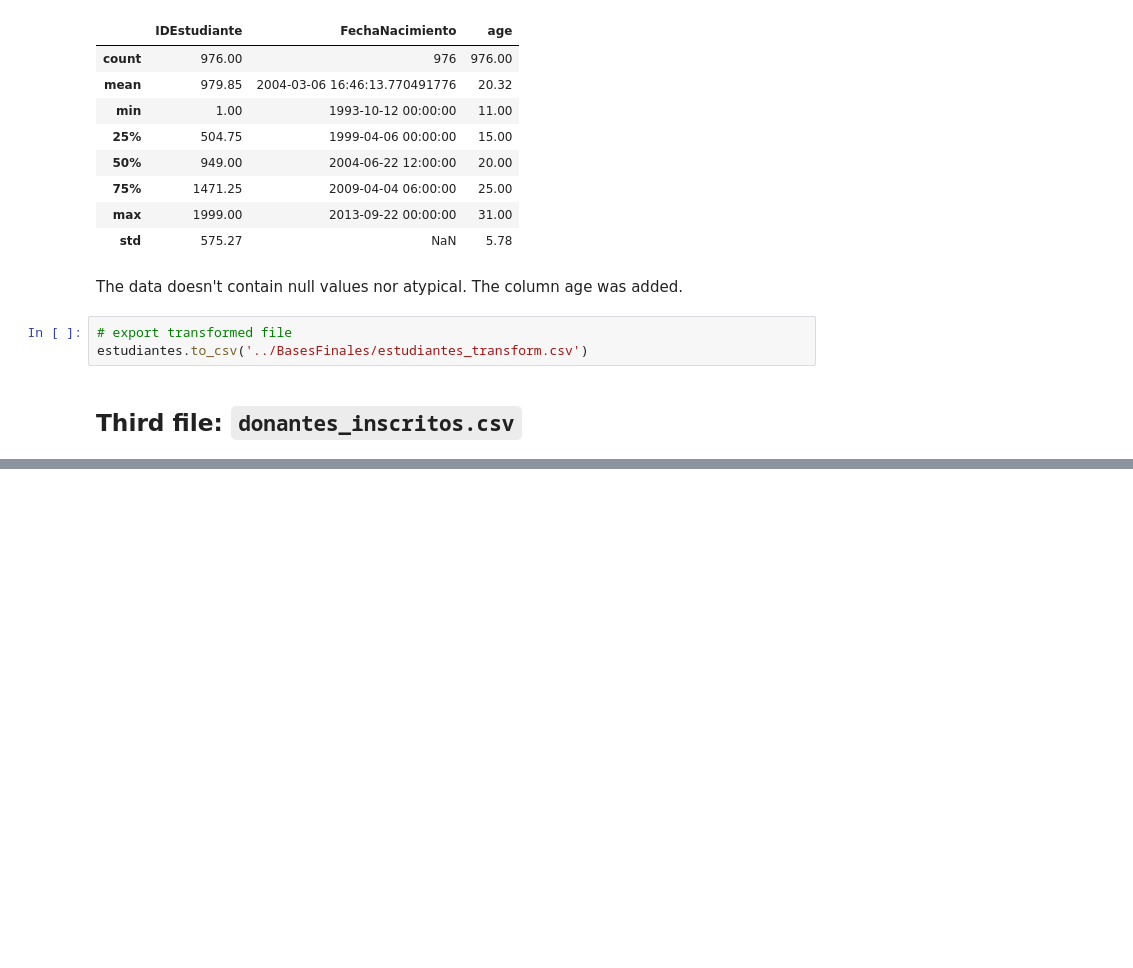
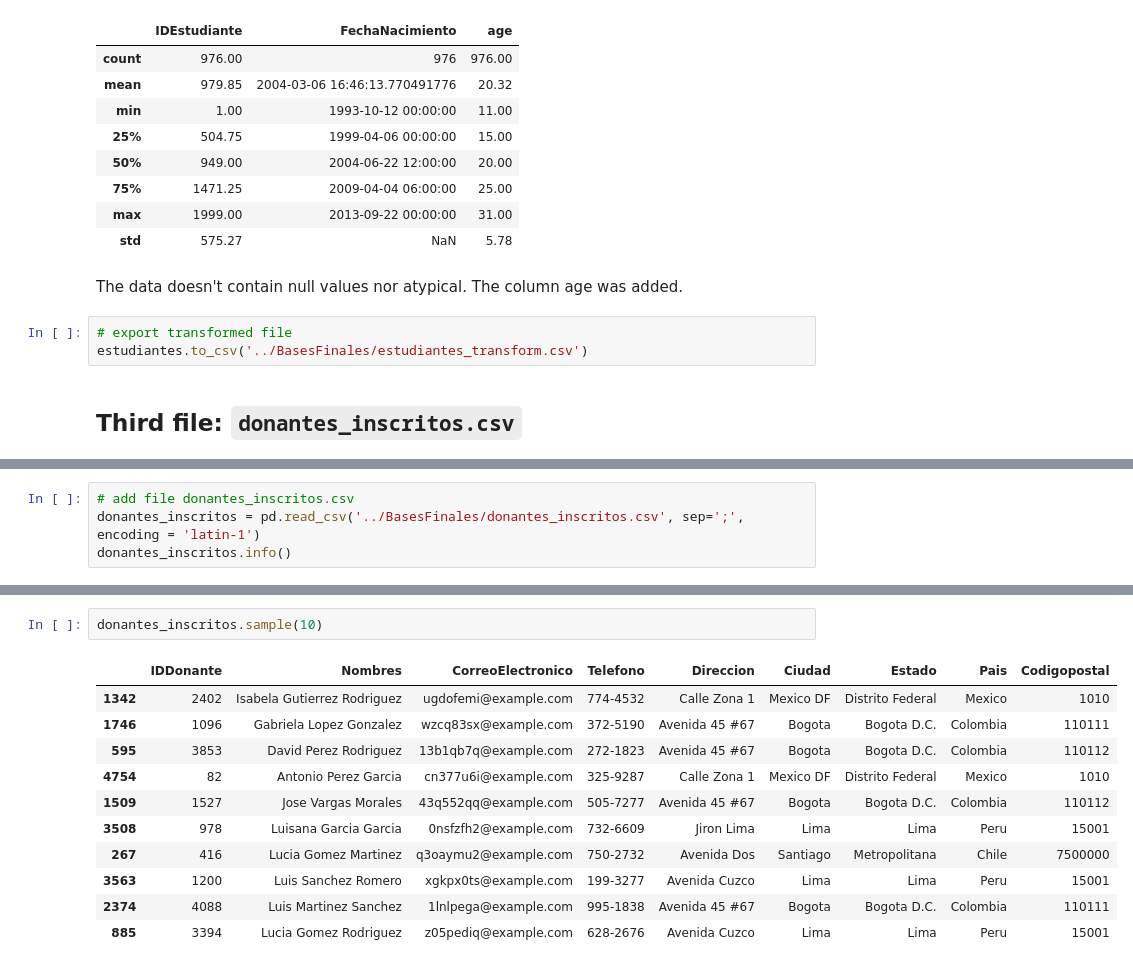
Before and after one commit to GabyLE/Final-Project-Fundacion-Educativa, a Jupyter notebook: Step1_Cleaning/Cleaning.ipynb, the cells around one changed output, grey strips where cells are left out. Saved outputs shown, nothing was run; the diff lists cells and outputs as text; blank space fills up the shorter version.

```diff
--- a/Step1_Cleaning/Cleaning.ipynb
+++ b/Step1_Cleaning/Cleaning.ipynb
@@ -203,0 +204,4 @@ estudiantes.to_csv('../BasesFinales/estudiantes_transform.csv')
+# %%
+# add file donantes_inscritos.csv
+donantes_inscritos = pd.read_csv('../BasesFinales/donantes_inscritos.csv', sep=';', encoding = 'latin-1')
+donantes_inscritos.info()
@@ -203,0 +225,14 @@ estudiantes.to_csv('../BasesFinales/estudiantes_transform.csv')
+# %%
+donantes_inscritos.sample(10)
+# %% [output]
+|  | IDDonante | Nombres | CorreoElectronico | Telefono | Direccion | Ciudad | Estado | Pais | Codigopostal |
+| 1342 | 2402 | Isabela Gutierrez Rodriguez | ugdofemi@example.com | 774-4532 | Calle Zona 1 | Mexico DF | Distrito Federal | Mexico | 1010 |
+| 1746 | 1096 | Gabriela Lopez Gonzalez | wzcq83sx@example.com | 372-5190 | Avenida 45 #67 | Bogota | Bogota D.C. | Colombia | 110111 |
+| 595 | 3853 | David Perez Rodriguez | 13b1qb7q@example.com | 272-1823 | Avenida 45 #67 | Bogota | Bogota D.C. | Colombia | 110112 |
+| 4754 | 82 | Antonio Perez Garcia | cn377u6i@example.com | 325-9287 | Calle Zona 1 | Mexico DF | Distrito Federal | Mexico | 1010 |
+| 1509 | 1527 | Jose Vargas Morales | 43q552qq@example.com | 505-7277 | Avenida 45 #67 | Bogota | Bogota D.C. | Colombia | 110112 |
+| 3508 | 978 | Luisana Garcia Garcia | 0nsfzfh2@example.com | 732-6609 | Jiron Lima | Lima | Lima | Peru | 15001 |
+| 267 | 416 | Lucia Gomez Martinez | q3oaymu2@example.com | 750-2732 | Avenida Dos | Santiago | Metropolitana | Chile | 7500000 |
+| 3563 | 1200 | Luis Sanchez Romero | xgkpx0ts@example.com | 199-3277 | Avenida Cuzco | Lima | Lima | Peru | 15001 |
+| 2374 | 4088 | Luis Martinez Sanchez | 1lnlpega@example.com | 995-1838 | Avenida 45 #67 | Bogota | Bogota D.C. | Colombia | 110111 |
+| 885 | 3394 | Lucia Gomez Rodriguez | z05pediq@example.com | 628-2676 | Avenida Cuzco | Lima | Lima | Peru | 15001 |
```
Also changed, not shown: parts of 18 cells of this notebook, 2 other files.
